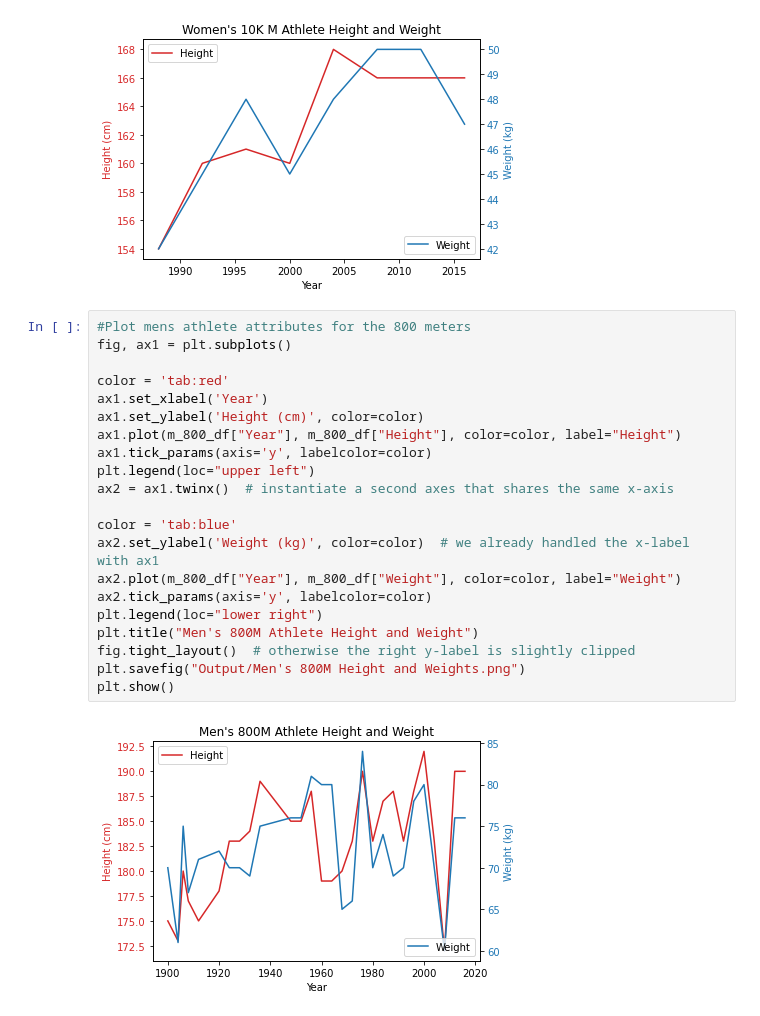
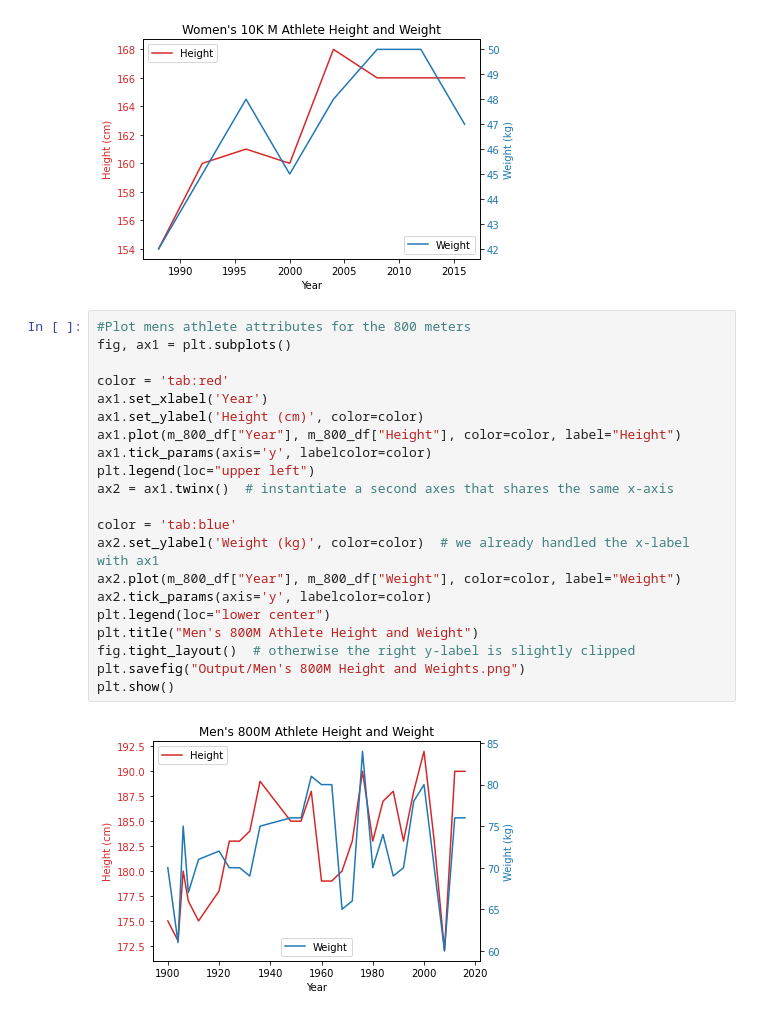
Before and after one commit to dstagner63/Project1, a Jupyter notebook: Athletes Physical Attributes .ipynb, the cells around one changed output. Cells and saved outputs as stored; diff of their text form.

Commit message:
added graphs

```diff
--- a/Athletes Physical Attributes .ipynb
+++ b/Athletes Physical Attributes .ipynb
@@ -249,26 +249,26 @@ plt.show()
 # %%
 #Plot mens athlete attributes for the 800 meters
 fig, ax1 = plt.subplots()
 
 color = 'tab:red'
 ax1.set_xlabel('Year')
 ax1.set_ylabel('Height (cm)', color=color)
 ax1.plot(m_800_df["Year"], m_800_df["Height"], color=color, label="Height")
 ax1.tick_params(axis='y', labelcolor=color)
 plt.legend(loc="upper left")
 ax2 = ax1.twinx()  # instantiate a second axes that shares the same x-axis
 
 color = 'tab:blue'
 ax2.set_ylabel('Weight (kg)', color=color)  # we already handled the x-label with ax1
 ax2.plot(m_800_df["Year"], m_800_df["Weight"], color=color, label="Weight")
 ax2.tick_params(axis='y', labelcolor=color)
-plt.legend(loc="lower right")
+plt.legend(loc="lower center")
 plt.title("Men's 800M Athlete Height and Weight")
 fig.tight_layout()  # otherwise the right y-label is slightly clipped
 plt.savefig("Output/Men's 800M Height and Weights.png")
 plt.show()
 # %% [output]
-[figure, old version]
+[figure, new version]
 # %%
 #Plot womens athlete attributes for the 800 meters
 fig, ax1 = plt.subplots()
```
Also changed, not shown: parts of 2 cells of this notebook, 2 other files.
